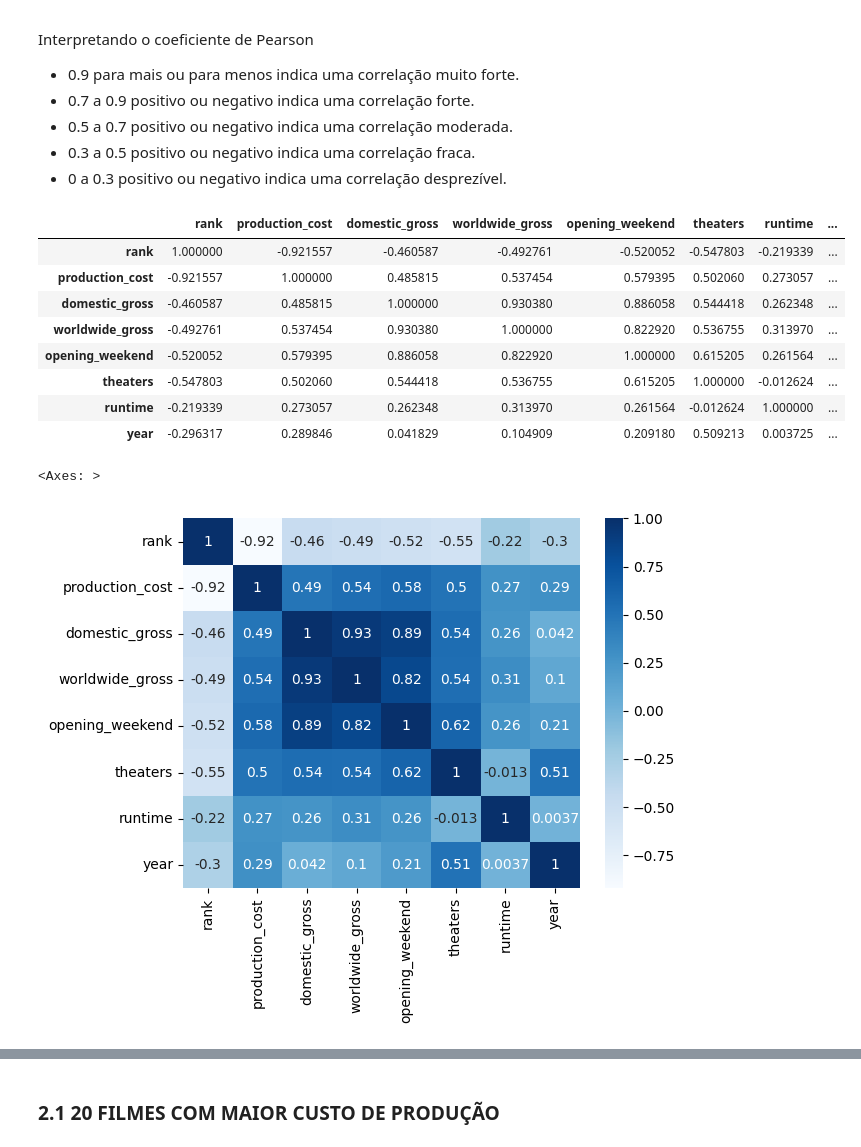
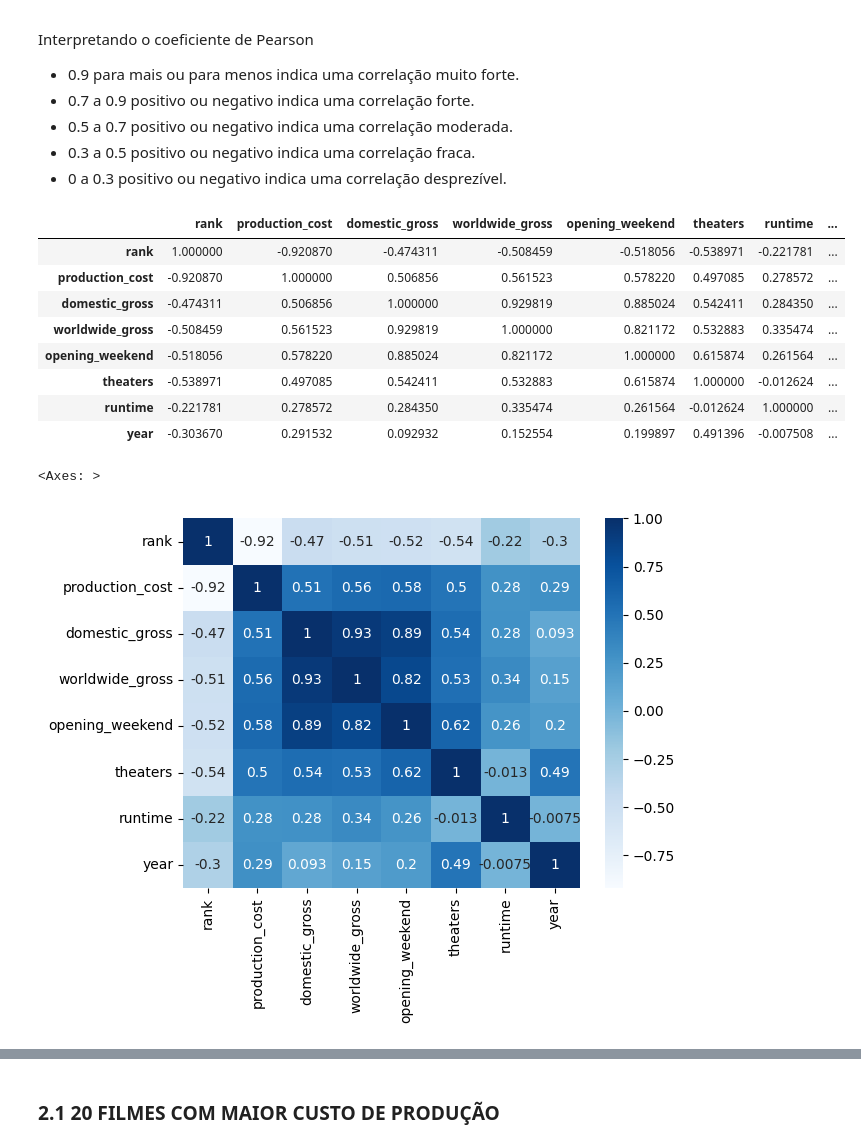
Before and after one commit to arthurabelo/AnaliseFilmesPandas, a Jupyter notebook: Analise_Filmes.ipynb, the cells around one changed output, grey strips where cells are left out. Saved outputs shown, nothing was run; the diff lists cells and outputs as text; code cells hidden in the pictures.

```diff
--- a/Analise_Filmes.ipynb
+++ b/Analise_Filmes.ipynb
@@ -56,8 +56,8 @@ top-500-movies.csv  100%[===================>]  68.17K  --.-KB/s    in 0.007s
 # %% [markdown]
 ### CRIAR DATAFRAME
 # %%
-df_filmes = pd.read_csv('top-500-movies.csv', sep=',')
-df_filmes
+dataframe_filmes = pd.read_csv('top-500-movies.csv', sep=',') # Cria tabela (dataframe) a partir do arquivo csv
+dataframe_filmes
 # %% [output]
 |  | rank | release_date | title | url | production_cost | domestic_gross | worldwide_gross | ... |
 | 0 | 1 | 2019-04-23 | Avengers: Endgame | /movie/Avengers-Endgame-(2019)#ta... | 400000000 | 858373000 | 2797800564 | ... |
@@ -130,0 +146,5 @@ Index(['rank', 'release_date', 'title', 'url', 'production_cost',
+# %%
+colunas_com_valores_null = ['rank', 'production_cost', 'domestic_gross', 'worldwide_gross', 'opening_weekend', 'theaters', 'runtime', 'year']
+# %%
+dataframe_filmes = dataframe_filmes.dropna(subset=colunas_com_valores_null, how='any')
+dataframe_filmes
@@ -147,18 +208,18 @@ colunas_numericas = ['rank', 'production_cost', 'domestic_gross', 'worldwide_gro
 # %%
-correlacao = df_filmes[colunas_numericas].corr()
+correlacao = dataframe_filmes[colunas_numericas].corr()
 correlacao
 # %% [output]
 |  | rank | production_cost | domestic_gross | worldwide_gross | opening_weekend | theaters | runtime | ... |
-| rank | 1.000000 | -0.921557 | -0.460587 | -0.492761 | -0.520052 | -0.547803 | -0.219339 | ... |
-| production_cost | -0.921557 | 1.000000 | 0.485815 | 0.537454 | 0.579395 | 0.502060 | 0.273057 | ... |
-| domestic_gross | -0.460587 | 0.485815 | 1.000000 | 0.930380 | 0.886058 | 0.544418 | 0.262348 | ... |
-| worldwide_gross | -0.492761 | 0.537454 | 0.930380 | 1.000000 | 0.822920 | 0.536755 | 0.313970 | ... |
-| opening_weekend | -0.520052 | 0.579395 | 0.886058 | 0.822920 | 1.000000 | 0.615205 | 0.261564 | ... |
-| theaters | -0.547803 | 0.502060 | 0.544418 | 0.536755 | 0.615205 | 1.000000 | -0.012624 | ... |
-| runtime | -0.219339 | 0.273057 | 0.262348 | 0.313970 | 0.261564 | -0.012624 | 1.000000 | ... |
-| year | -0.296317 | 0.289846 | 0.041829 | 0.104909 | 0.209180 | 0.509213 | 0.003725 | ... |
+| rank | 1.000000 | -0.920870 | -0.474311 | -0.508459 | -0.518056 | -0.538971 | -0.221781 | ... |
+| production_cost | -0.920870 | 1.000000 | 0.506856 | 0.561523 | 0.578220 | 0.497085 | 0.278572 | ... |
+| domestic_gross | -0.474311 | 0.506856 | 1.000000 | 0.929819 | 0.885024 | 0.542411 | 0.284350 | ... |
+| worldwide_gross | -0.508459 | 0.561523 | 0.929819 | 1.000000 | 0.821172 | 0.532883 | 0.335474 | ... |
+| opening_weekend | -0.518056 | 0.578220 | 0.885024 | 0.821172 | 1.000000 | 0.615874 | 0.261564 | ... |
+| theaters | -0.538971 | 0.497085 | 0.542411 | 0.532883 | 0.615874 | 1.000000 | -0.012624 | ... |
+| runtime | -0.221781 | 0.278572 | 0.284350 | 0.335474 | 0.261564 | -0.012624 | 1.000000 | ... |
+| year | -0.303670 | 0.291532 | 0.092932 | 0.152554 | 0.199897 | 0.491396 | -0.007508 | ... |
 # %%
 sb.heatmap(correlacao, cmap='Blues', annot=True)
 # %% [output]
 <Axes: >
-[figure, old version]
+[figure, new version]
```
Also changed, not shown: parts of 34 cells of this notebook.
